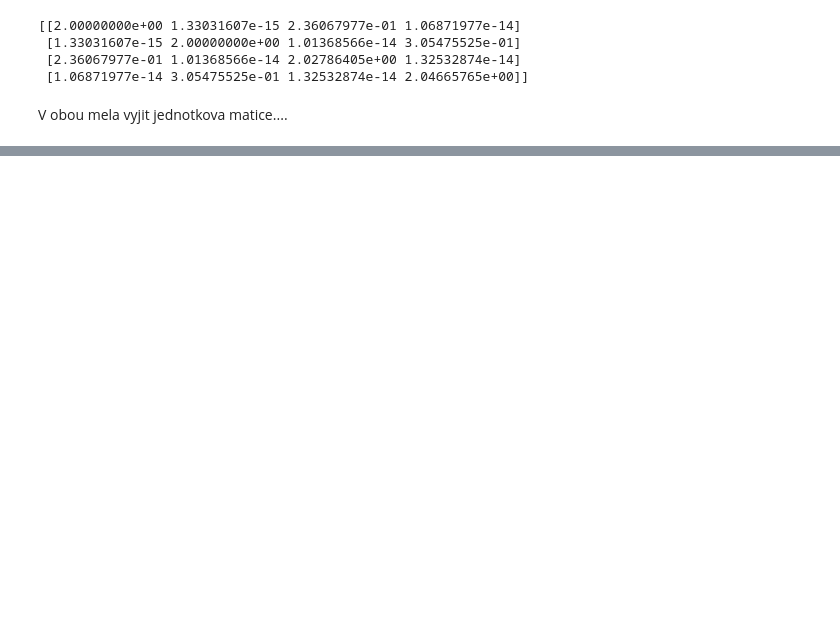
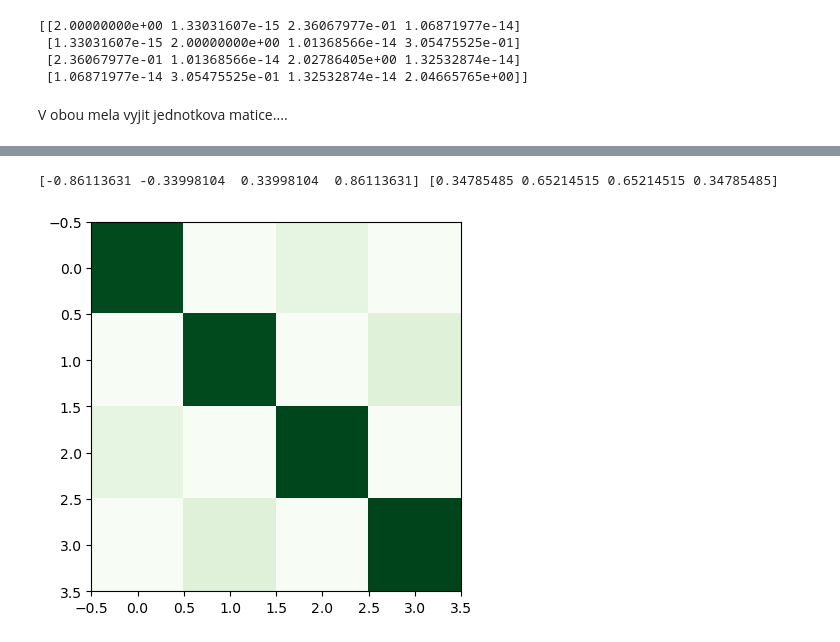
Before and after one commit to SED0280/BakalarkaCode, a Jupyter notebook: Gausova Kvadratura.ipynb, the cells around one changed output, grey strips where cells are left out. Drawn from its saved outputs; the diff is of its cells as text; code cells hidden in the pictures; blank space fills up the shorter version.

```diff
--- a/Gausova Kvadratura.ipynb
+++ b/Gausova Kvadratura.ipynb
@@ -233,0 +291,22 @@ V obou mela vyjit jednotkova matice....
+# %%
+l = lambda x : kv.legendre_normal(x, 100)
+
+matrix_size = 4
+matrix = np.zeros((matrix_size,matrix_size))
+for i in range(matrix_size):
+    for j in range(matrix_size):
+
+        matrix[i,j] = kv.quadrature(lambda x : l(x)[i]*l(x)[j], 100)
+
+nodes, weights = kv.nodes_weights(matrix_size)
+print(nodes, weights)
+
+# plot
+fig, ax = plt.subplots()
+
+
+ax.imshow(matrix, cmap=colormaps['Greens'])
+plt.show()
+# %% [output]
+[-0.86113631 -0.33998104  0.33998104  0.86113631] [0.34785485 0.65214515 0.65214515 0.34785485]
+[figure, added]
```
Also changed, not shown: parts of 6 cells of this notebook, 1 other file.
